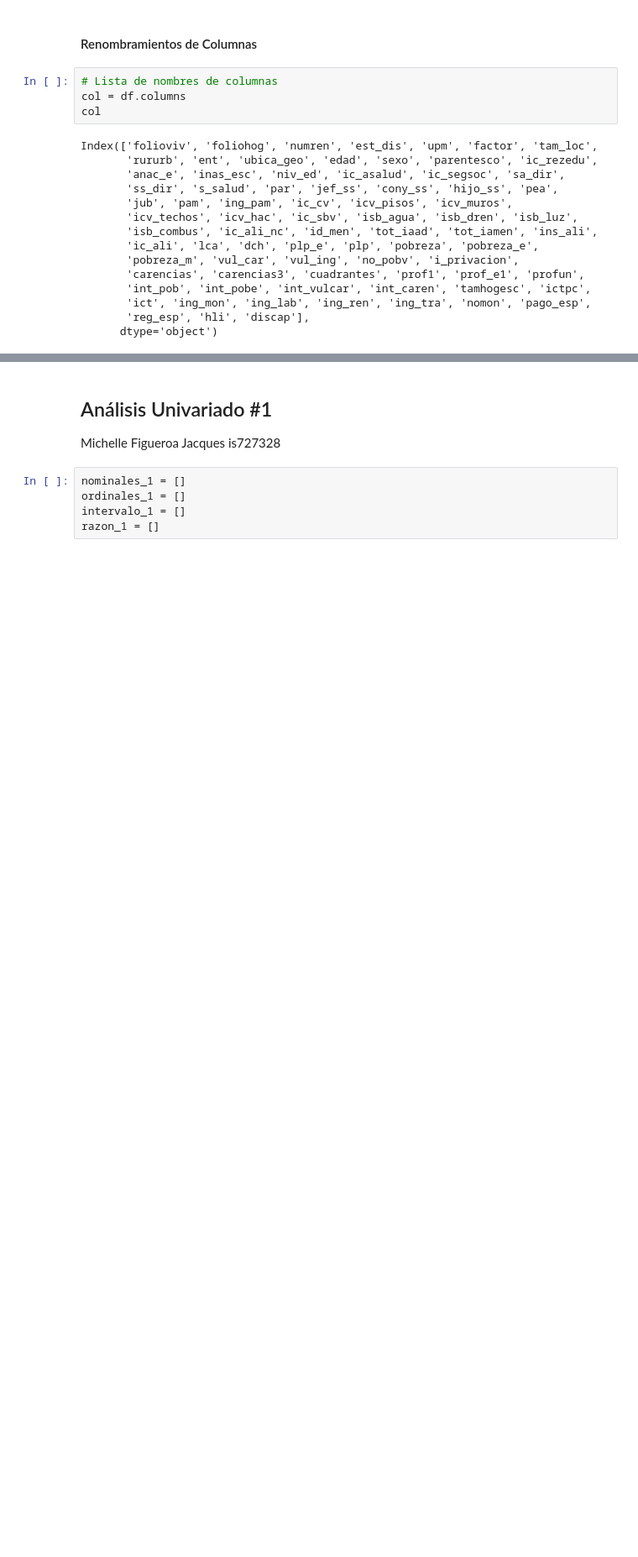
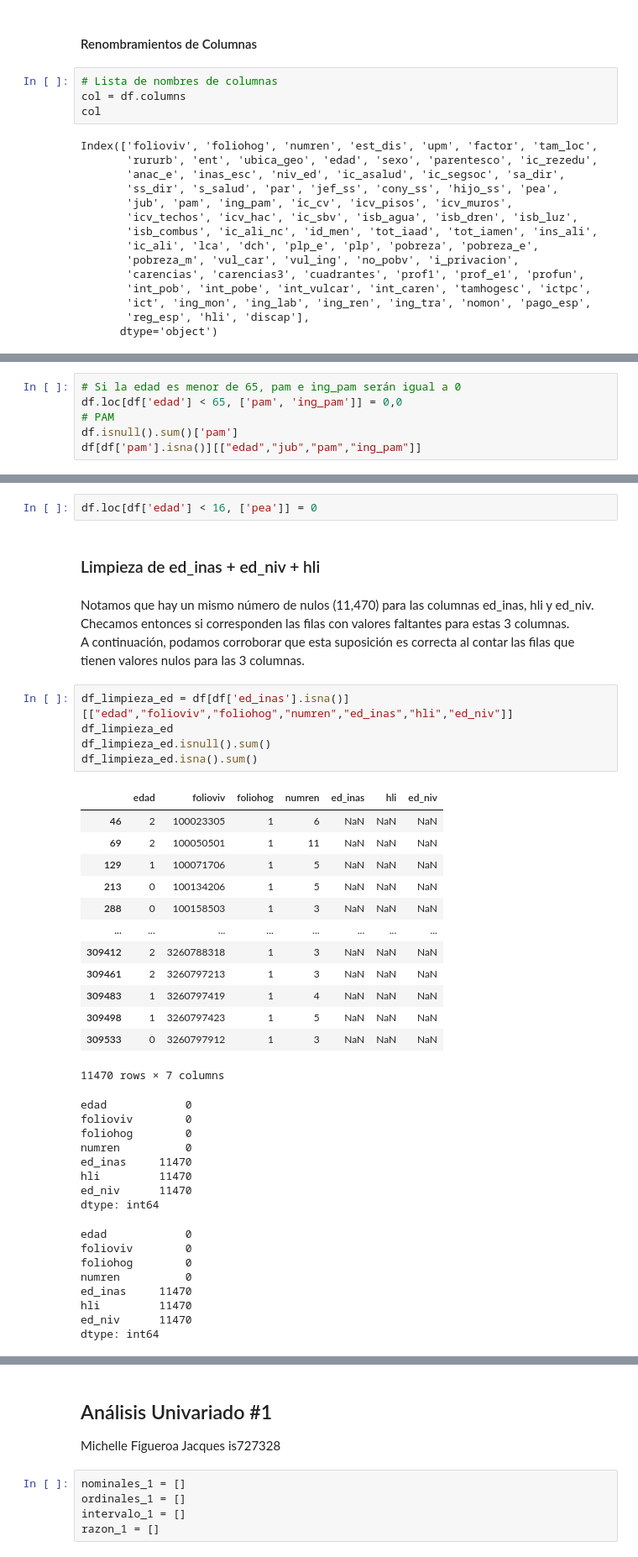
Before and after one commit to Sofia-VA/Proyecto-PAD, a Jupyter notebook: E1/EDA_Univariable.ipynb, the cells around one changed output, grey strips where cells are left out. Shown at 84% size. Cells and saved outputs as stored; diff of their text form; blank space fills up the shorter version.

```diff
--- a/E1/EDA_Univariable.ipynb
+++ b/E1/EDA_Univariable.ipynb
@@ -345,0 +379,6 @@ memory usage: 186.6 MB
+# %%
+# Si la edad es menor de 65, pam e ing_pam serán igual a 0
+df.loc[df['edad'] < 65, ['pam', 'ing_pam']] = 0,0
+# PAM
+df.isnull().sum()['pam']
+df[df['pam'].isna()][["edad","jub","pam","ing_pam"]]
@@ -345,0 +476,42 @@ memory usage: 186.6 MB
+# %%
+df.loc[df['edad'] < 16, ['pea']] = 0
+# %% [markdown]
+### Limpieza de ed_inas + ed_niv + hli
+# %% [markdown]
+Notamos que hay un mismo número de nulos (11,470) para las columnas ed_inas, hli y ed_niv. Checamos entonces si corresponden las filas con valores faltantes para estas 3 columnas.
+A continuación, podamos corroborar que esta suposición es correcta al contar las filas que tienen valores nulos para las 3 columnas.
+# %%
+df_limpieza_ed = df[df['ed_inas'].isna()][["edad","folioviv","foliohog","numren","ed_inas","hli","ed_niv"]]
+df_limpieza_ed
+df_limpieza_ed.isnull().sum()
+df_limpieza_ed.isna().sum()
+# %% [output]
+|  | edad | folioviv | foliohog | numren | ed_inas | hli | ed_niv |
+| 46 | 2 | 100023305 | 1 | 6 | NaN | NaN | NaN |
+| 69 | 2 | 100050501 | 1 | 11 | NaN | NaN | NaN |
+| 129 | 1 | 100071706 | 1 | 5 | NaN | NaN | NaN |
+| 213 | 0 | 100134206 | 1 | 5 | NaN | NaN | NaN |
+| 288 | 0 | 100158503 | 1 | 3 | NaN | NaN | NaN |
+| ... | ... | ... | ... | ... | ... | ... | ... |
+| 309412 | 2 | 3260788318 | 1 | 3 | NaN | NaN | NaN |
+| 309461 | 2 | 3260797213 | 1 | 3 | NaN | NaN | NaN |
+| 309483 | 1 | 3260797419 | 1 | 4 | NaN | NaN | NaN |
+| 309498 | 1 | 3260797423 | 1 | 5 | NaN | NaN | NaN |
+| 309533 | 0 | 3260797912 | 1 | 3 | NaN | NaN | NaN |
+11470 rows × 7 columns
+edad            0
+folioviv        0
+foliohog        0
+numren          0
+ed_inas     11470
+hli         11470
+ed_niv      11470
+dtype: int64
+edad            0
+folioviv        0
+foliohog        0
+numren          0
+ed_inas     11470
+hli         11470
+ed_niv      11470
+dtype: int64
```
Also changed, not shown: parts of 54 cells of this notebook.
